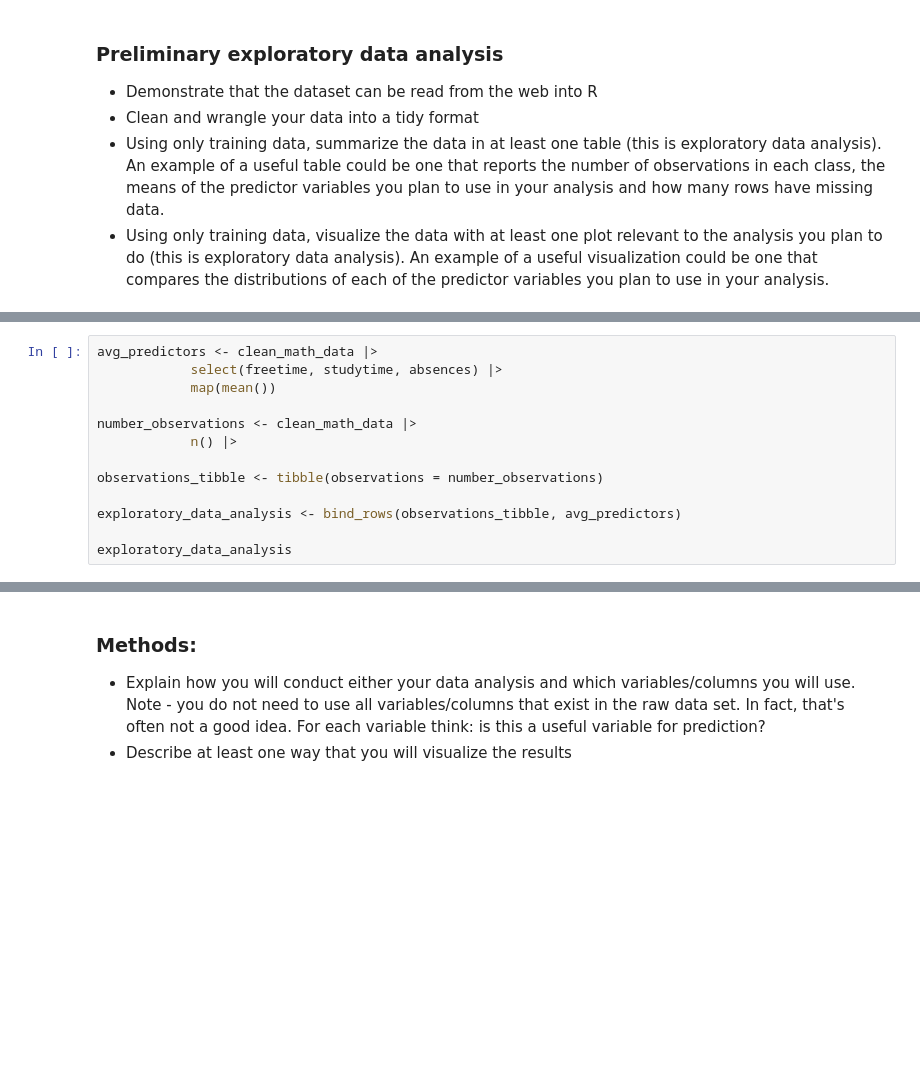
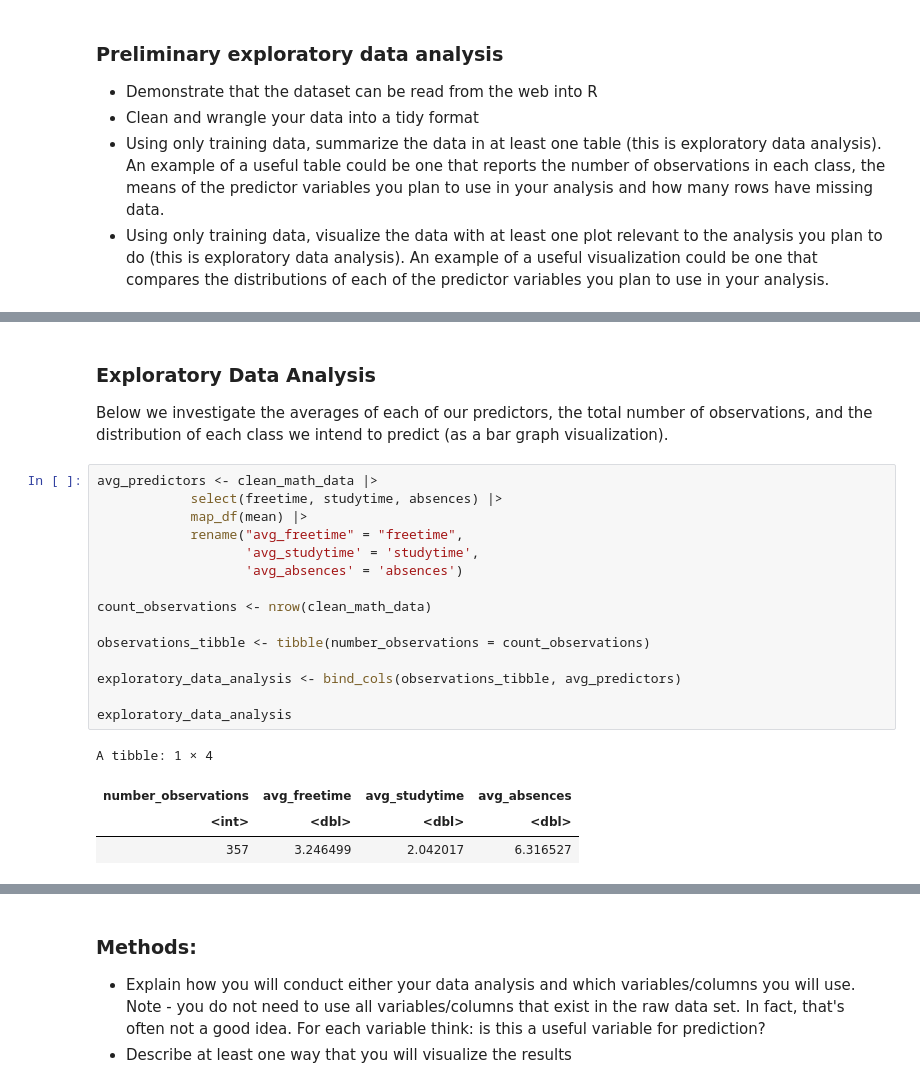
Before and after one commit to chloezandberg/dsci-100-project, a Jupyter notebook: STUDENT.ipynb, the cells around one changed output, grey strips where cells are left out. Drawn from its saved outputs; the diff is of its cells as text; blank space fills up the shorter version.

```diff
--- a/STUDENT.ipynb
+++ b/STUDENT.ipynb
@@ -54,14 +108,25 @@ clean_math_data
+# %% [markdown]
+### Exploratory Data Analysis
+
+Below we investigate the averages of each of our predictors, the total number of observations, and the distribution of each class we intend to predict (as a bar graph visualization).
 # %%
 avg_predictors <- clean_math_data |>
             select(freetime, studytime, absences) |>
-            map(mean())
+            map_df(mean) |>
+            rename("avg_freetime" = "freetime",
+                   'avg_studytime' = 'studytime',
+                   'avg_absences' = 'absences')
 
-number_observations <- clean_math_data |>
-            n() |>
+count_observations <- nrow(clean_math_data)
 
-observations_tibble <- tibble(observations = number_observations)
+observations_tibble <- tibble(number_observations = count_observations)
 
-exploratory_data_analysis <- bind_rows(observations_tibble, avg_predictors)
+exploratory_data_analysis <- bind_cols(observations_tibble, avg_predictors)
 
 exploratory_data_analysis
+# %% [output]
+A tibble: 1 × 4
+| number_observations | avg_freetime | avg_studytime | avg_absences |
+| <int> | <dbl> | <dbl> | <dbl> |
+| 357 | 3.246499 | 2.042017 | 6.316527 |
 # %%
```
Also changed, not shown: parts of 6 cells of this notebook.
